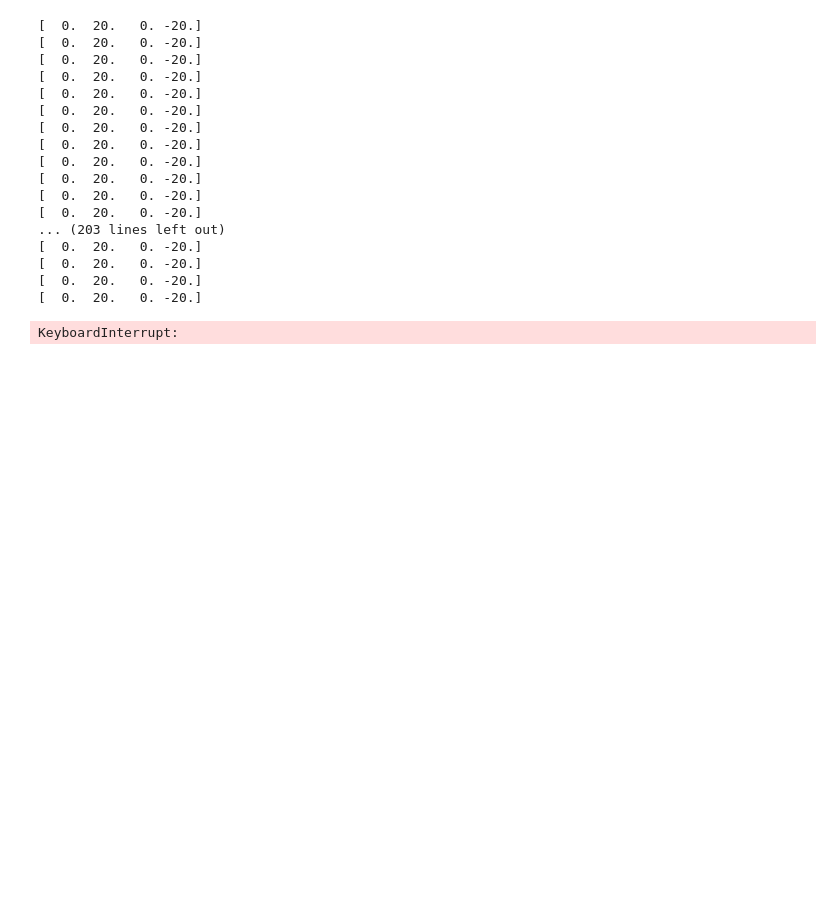
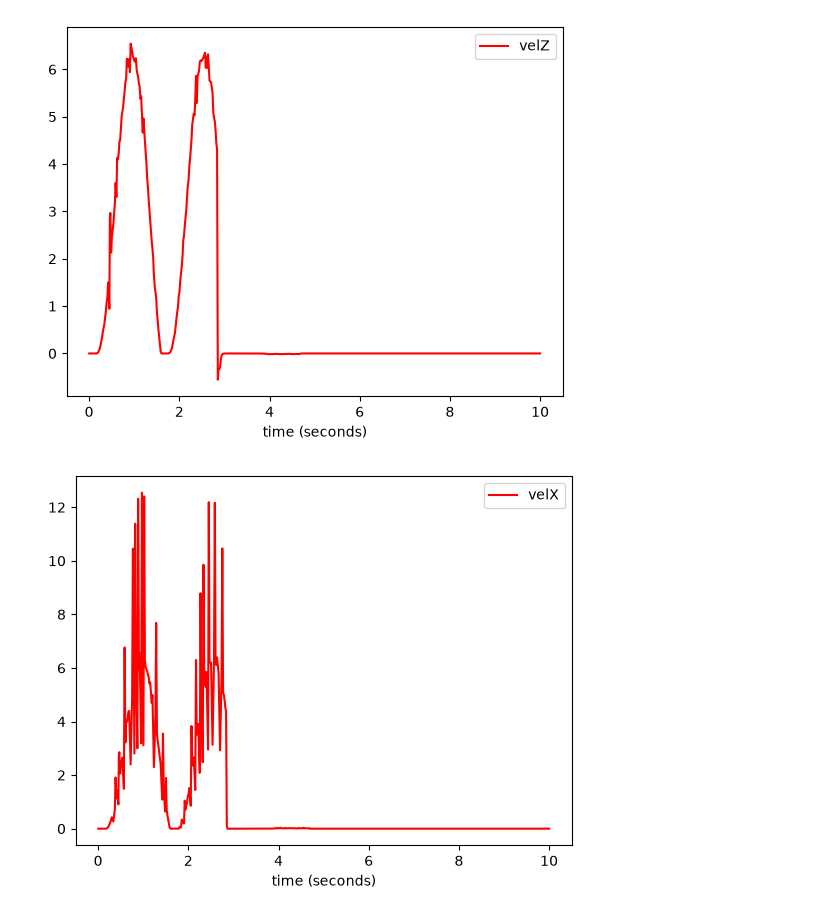
Before and after one commit to Davide-Leotta/MecaN, a Jupyter notebook: python/control.ipynb, the cells around one changed output. Drawn from its saved outputs; the diff is of its cells as text; code cells hidden in the pictures; blank space fills up the shorter version.

Commit message:
fixed control system, added godot subribe on wi

```diff
--- a/python/control.ipynb
+++ b/python/control.ipynb
@@ -54,9 +54,9 @@ class MecanumController:
         v = inv_kin(u,self.R,self.L)
         err =  self.target - v
         w1 = self.PI_w1.evaluate(delta_t,err[0])
-        w2 = self.PI_w1.evaluate(delta_t,err[1])
-        w3 = self.PI_w1.evaluate(delta_t,err[2])
-        w4 = self.PI_w1.evaluate(delta_t,err[3])
+        w2 = self.PI_w2.evaluate(delta_t,err[1])
+        w3 = self.PI_w3.evaluate(delta_t,err[2])
+        w4 = self.PI_w4.evaluate(delta_t,err[3])
         return [w1,w2,w3,w4]
 
 
@@ -81,13 +81,13 @@ dds.start()
 
 dds.subscribe(["posX", "posZ"])
 
-m = MecanumController(1.5,1,100,1,1)
+m = MecanumController(1,1,10,1,1)
 
 
 #value = m.evaluate(1,[-3,3,-0.05])
 oldX = 0
 oldZ = 0
-m.set_target([10,10,0])
+m.set_target([3,3,0])
 t = Time()
 t.start()
 
@@ -99,48 +99,32 @@ while t.get() < 10:
     velX = (posX - oldX) / delta_t
     oldZ = posZ
     oldX = posX
     w = m.evaluate(delta_t,[velZ,velX,0])
     dds.publish("w1",w[0],dds.DDS_TYPE_FLOAT)
     dds.publish("w2",w[1],dds.DDS_TYPE_FLOAT)
     dds.publish("w3",w[2],dds.DDS_TYPE_FLOAT)
     dds.publish("w4",w[3],dds.DDS_TYPE_FLOAT)
 
     dp_vz.append_x(t.get())
     dp_vz.append_y("velZ",velZ)
 
     dp_vx.append_x(t.get())
     dp_vx.append_y("velX",velX)
 
     dpx.append_x(t.get())
     dpx.append_y("posX", posX)
 
     dpz.append_x(t.get())
     dpz.append_y("posZ", posZ)
 
 
 #dpx.plot()
 #dpz.plot()
 dp_vz.plot()
 dp_vx.plot()
 
 
 dds.stop()
 # %% [output]
-[  0.  20.   0. -20.]
-[  0.  20.   0. -20.]
-[  0.  20.   0. -20.]
-[  0.  20.   0. -20.]
-[  0.  20.   0. -20.]
-[  0.  20.   0. -20.]
-[  0.  20.   0. -20.]
-[  0.  20.   0. -20.]
-[  0.  20.   0. -20.]
-[  0.  20.   0. -20.]
-[  0.  20.   0. -20.]
-[  0.  20.   0. -20.]
-... (203 lines left out)
-[  0.  20.   0. -20.]
-[  0.  20.   0. -20.]
-[  0.  20.   0. -20.]
-[  0.  20.   0. -20.]
-KeyboardInterrupt:
+[figure, added]
+[figure, added]
```
Also changed, not shown: 1 other file.
